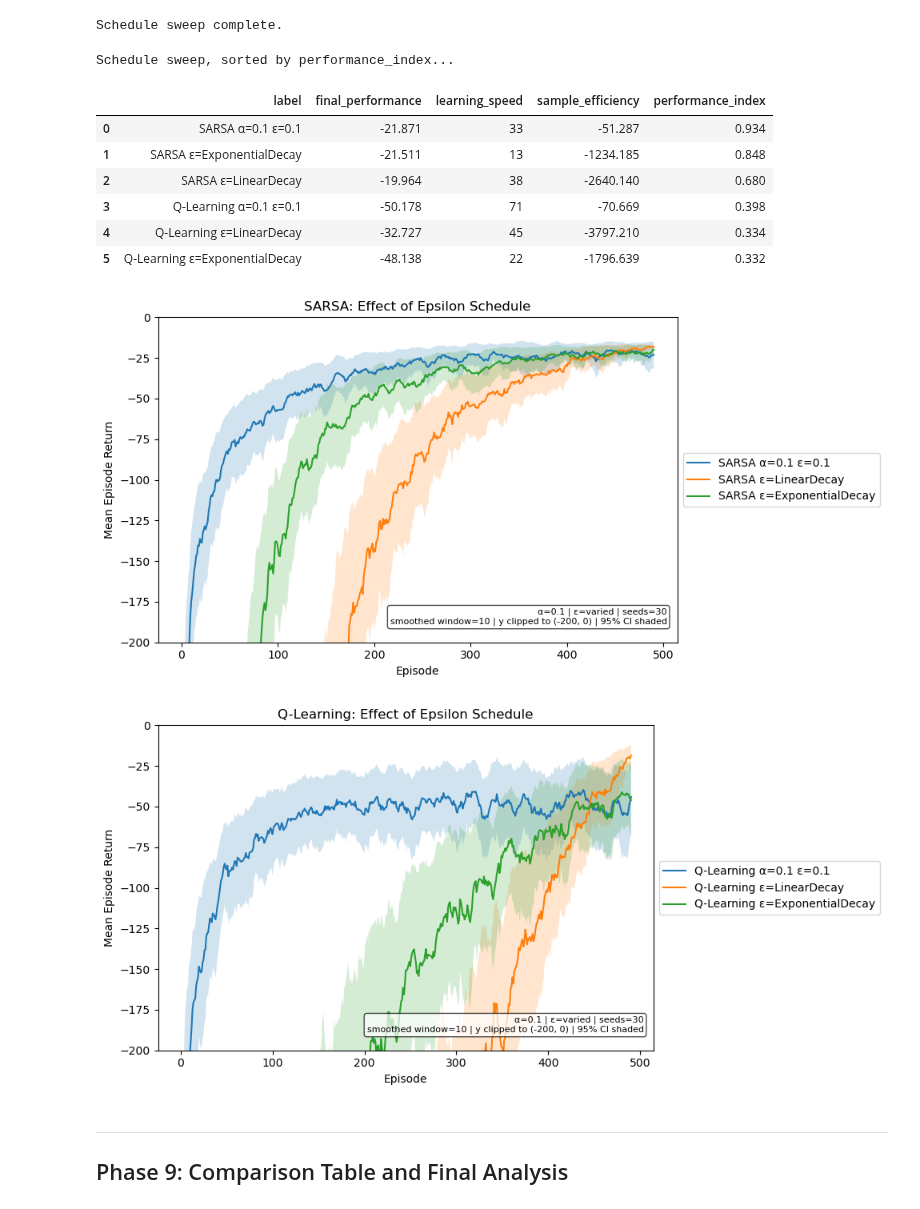
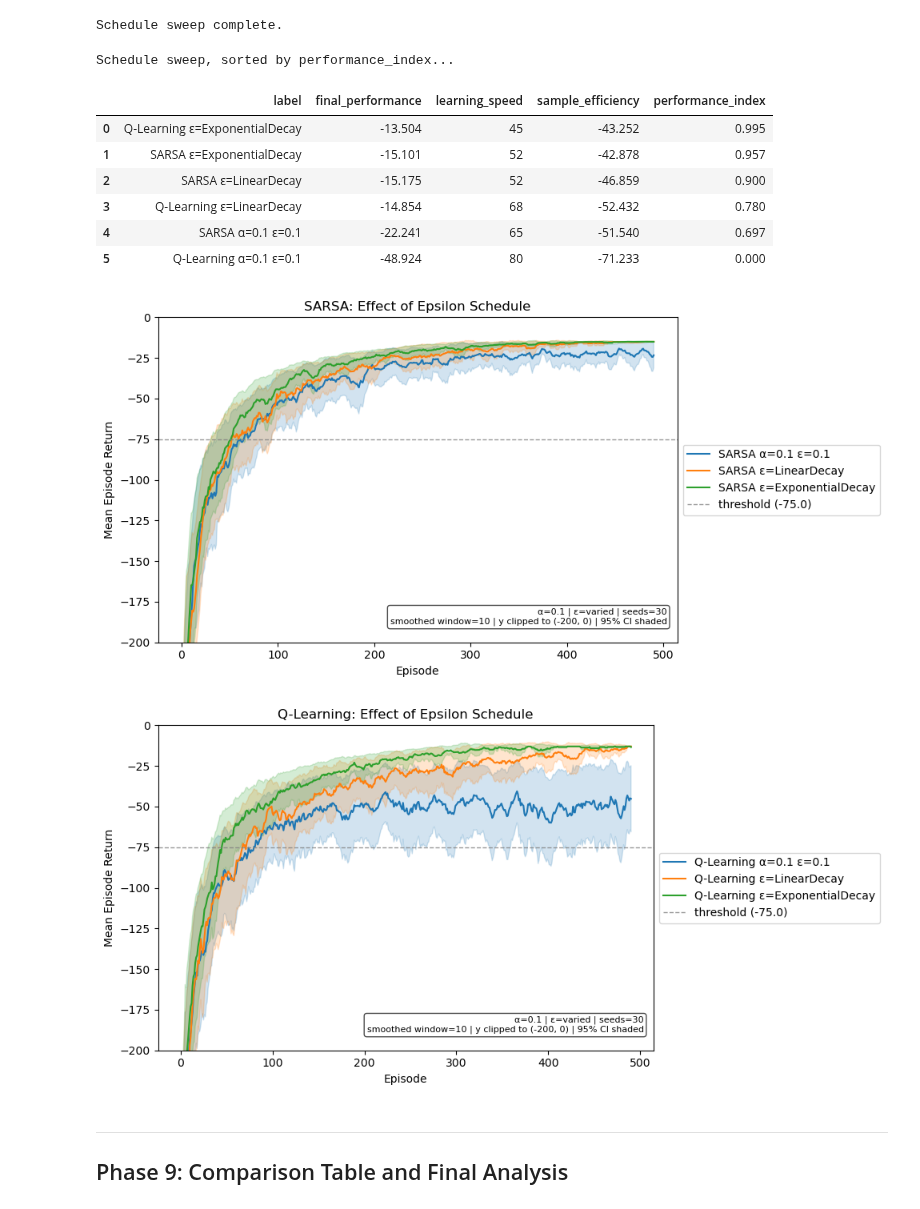
Before and after one commit to craig-rudman/MSDS684, a Jupyter notebook: W4/ipynb/development.ipynb, the cells around one changed output. Saved outputs shown, nothing was run; the diff lists cells and outputs as text; code cells hidden in the pictures.

Commit message:
final fixes after visual inspection

```diff
--- a/W4/ipynb/development.ipynb
+++ b/W4/ipynb/development.ipynb
@@ -585,0 +596,19 @@ Alpha sweep, sorted by performance_index...
+# %%
+# Alpha sweep: final 10% mean and 95% CI per config
+import re
+import pandas as pd
+
+rows = []
+for r in alpha_all.results:
+    n = max(1, r.reward_matrix.shape[1] // 10)
+    seed_means = np.mean(r.reward_matrix[:, -n:], axis=1)
+    mean = np.mean(seed_means)
+    ci = 1.96 * np.std(seed_means) / np.sqrt(len(seed_means))
+    m = re.match(r'(.+?)\s+α=([\d.]+)', r.config.label)
+    agent = m.group(1) if m else r.config.label
+    alpha = float(m.group(2)) if m else float('nan')
+    rows.append({'Agent': agent, 'α': alpha, 'final_mean': round(mean, 2), '95%_CI': round(ci, 2)})
+
+alpha_variance_df = pd.DataFrame(rows)
+alpha_variance_df.to_csv(os.path.join(OUTPUT_DIR, 'alpha_variance.csv'), index=False)
+alpha_variance_df
@@ -589,7 +628,8 @@ vis = Visualizer(env)
 all_alpha_results = baseline_suite.results + alpha_results
 for agent_label in ["SARSA", "Q-Learning"]:
     subset = [r for r in all_alpha_results if r.config.label.startswith(agent_label)]
+    subset = sorted(subset, key=lambda r: r.config.alpha)
     vis.plot_learning_curves(subset, ylim=(-200, 0), smooth_window=10,
         output_dir=OUTPUT_DIR, filename=f"{agent_label}_alpha_sweep",
-        title=f"{agent_label}: Effect of Learning Rate (alpha)")
+        title=f"{agent_label}: Effect of Learning Rate (α)")
 # %% [output]
@@ -597,0 +638,8 @@ for agent_label in ["SARSA", "Q-Learning"]:
+# %%
+for r in alpha_all.results:
+    n = max(1, r.reward_matrix.shape[1] // 10)
+    last = r.reward_matrix[:, -n:]
+    seed_means = np.mean(last, axis=1)
+    mean = np.mean(seed_means)
+    ci = 1.96 * np.std(seed_means) / np.sqrt(len(seed_means))
+    print(f"{r.config.label}: mean={mean:.2f}, 95% CI ±{ci:.2f}")
@@ -601,8 +658,8 @@ for agent_label in ["SARSA", "Q-Learning"]:
 from schedules import LinearDecaySchedule, ExponentialDecaySchedule
 
 schedules = {
-    'ε=LinearDecay':      LinearDecaySchedule(epsilon_start=1.0, epsilon_end=0.01, n_episodes=500),
-    'ε=ExponentialDecay': ExponentialDecaySchedule(epsilon_start=1.0, decay_rate=0.995),
+    'ε=LinearDecay':      LinearDecaySchedule(epsilon_start=0.1, epsilon_end=0.001, n_episodes=500),
+    'ε=ExponentialDecay': ExponentialDecaySchedule(epsilon_start=0.1, epsilon_end=0.001, n_episodes=500),
 }
 
 schedule_configs = []
@@ -640,23 +697,24 @@ schedule_all.summarize(
 # %% [output]
 Schedule sweep, sorted by performance_index...
 |  | label | final_performance | learning_speed | sample_efficiency | performance_index |
-| 0 | SARSA α=0.1 ε=0.1 | -21.871 | 33 | -51.287 | 0.934 |
-| 1 | SARSA ε=ExponentialDecay | -21.511 | 13 | -1234.185 | 0.848 |
-| 2 | SARSA ε=LinearDecay | -19.964 | 38 | -2640.140 | 0.680 |
-| 3 | Q-Learning α=0.1 ε=0.1 | -50.178 | 71 | -70.669 | 0.398 |
-| 4 | Q-Learning ε=LinearDecay | -32.727 | 45 | -3797.210 | 0.334 |
-| 5 | Q-Learning ε=ExponentialDecay | -48.138 | 22 | -1796.639 | 0.332 |
+| 0 | Q-Learning ε=ExponentialDecay | -13.504 | 45 | -43.252 | 0.995 |
+| 1 | SARSA ε=ExponentialDecay | -15.101 | 52 | -42.878 | 0.957 |
+| 2 | SARSA ε=LinearDecay | -15.175 | 52 | -46.859 | 0.900 |
+| 3 | Q-Learning ε=LinearDecay | -14.854 | 68 | -52.432 | 0.780 |
+| 4 | SARSA α=0.1 ε=0.1 | -22.241 | 65 | -51.540 | 0.697 |
+| 5 | Q-Learning α=0.1 ε=0.1 | -48.924 | 80 | -71.233 | 0.000 |
 # %%
 # Phase 8: Schedule sweep -- one plot per agent, all schedule types overlaid (baseline included)
 all_schedule_results = baseline_suite.results + schedule_results
 for agent_label in ["SARSA", "Q-Learning"]:
     subset = [r for r in all_schedule_results if r.config.label.startswith(agent_label)]
     vis.plot_learning_curves(subset, ylim=(-200, 0), smooth_window=10,
         output_dir=OUTPUT_DIR, filename=f"{agent_label}_schedule_sweep",
-        title=f"{agent_label}: Effect of Epsilon Schedule")
+        title=f"{agent_label}: Effect of Epsilon Schedule",
+        show_learning_speed=True)
 # %% [output]
-[figure, old version]
+[figure, new version]
-[figure, old version]
+[figure, new version]
 # %% [markdown]
 ---
 ## Phase 9: Comparison Table and Final Analysis
```
Also changed, not shown: parts of 18 cells of this notebook, 22 other files.
